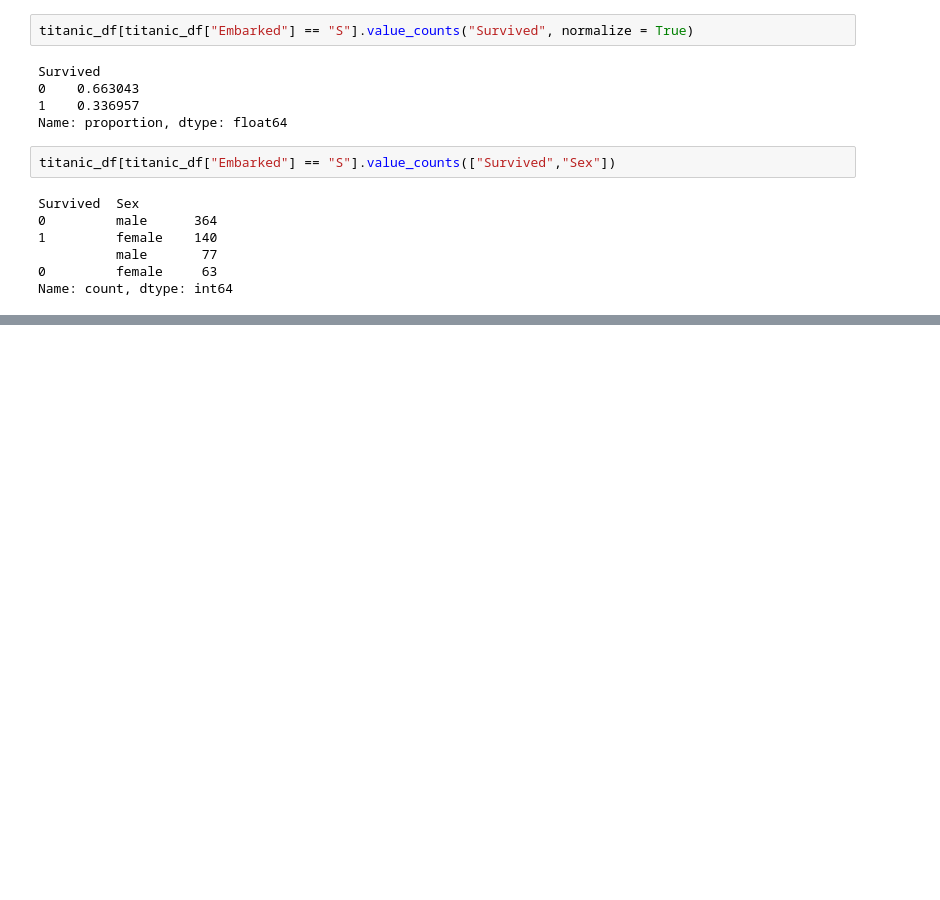
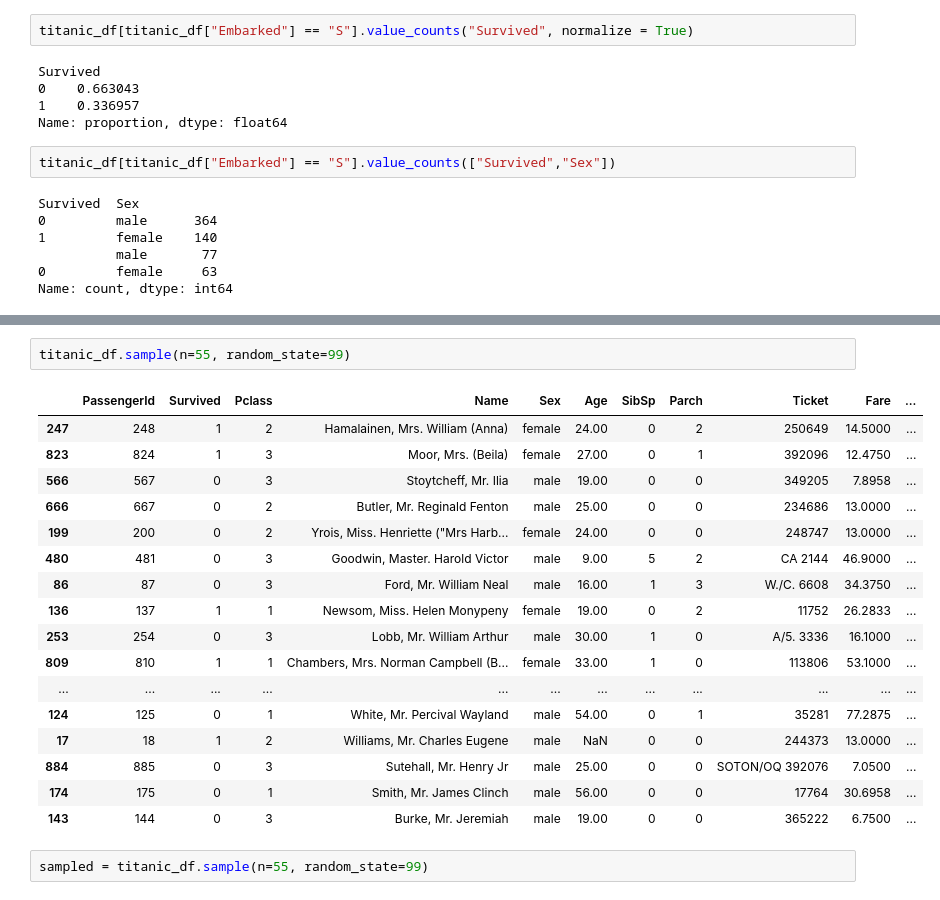
Before and after one commit to Rujanshrestha/data-sci-class01, a Jupyter notebook: Pandas/Exploration.ipynb, the cells around one changed output, grey strips where cells are left out. Saved outputs shown, nothing was run; the diff lists cells and outputs as text; blank space fills up the shorter version.

```diff
--- a/Pandas/Exploration.ipynb
+++ b/Pandas/Exploration.ipynb
@@ -148,0 +270,22 @@ Name: count, dtype: int64
+# %%
+titanic_df.sample(n=55, random_state=99)
+# %% [output]
+|  | PassengerId | Survived | Pclass | Name | Sex | Age | SibSp | Parch | Ticket | Fare | ... |
+| 247 | 248 | 1 | 2 | Hamalainen, Mrs. William (Anna) | female | 24.00 | 0 | 2 | 250649 | 14.5000 | ... |
+| 823 | 824 | 1 | 3 | Moor, Mrs. (Beila) | female | 27.00 | 0 | 1 | 392096 | 12.4750 | ... |
+| 566 | 567 | 0 | 3 | Stoytcheff, Mr. Ilia | male | 19.00 | 0 | 0 | 349205 | 7.8958 | ... |
+| 666 | 667 | 0 | 2 | Butler, Mr. Reginald Fenton | male | 25.00 | 0 | 0 | 234686 | 13.0000 | ... |
+| 199 | 200 | 0 | 2 | Yrois, Miss. Henriette ("Mrs Harb... | female | 24.00 | 0 | 0 | 248747 | 13.0000 | ... |
+| 480 | 481 | 0 | 3 | Goodwin, Master. Harold Victor | male | 9.00 | 5 | 2 | CA 2144 | 46.9000 | ... |
+| 86 | 87 | 0 | 3 | Ford, Mr. William Neal | male | 16.00 | 1 | 3 | W./C. 6608 | 34.3750 | ... |
+| 136 | 137 | 1 | 1 | Newsom, Miss. Helen Monypeny | female | 19.00 | 0 | 2 | 11752 | 26.2833 | ... |
+| 253 | 254 | 0 | 3 | Lobb, Mr. William Arthur | male | 30.00 | 1 | 0 | A/5. 3336 | 16.1000 | ... |
+| 809 | 810 | 1 | 1 | Chambers, Mrs. Norman Campbell (B... | female | 33.00 | 1 | 0 | 113806 | 53.1000 | ... |
+| ... | ... | ... | ... | ... | ... | ... | ... | ... | ... | ... | ... |
+| 124 | 125 | 0 | 1 | White, Mr. Percival Wayland | male | 54.00 | 0 | 1 | 35281 | 77.2875 | ... |
+| 17 | 18 | 1 | 2 | Williams, Mr. Charles Eugene | male | NaN | 0 | 0 | 244373 | 13.0000 | ... |
+| 884 | 885 | 0 | 3 | Sutehall, Mr. Henry Jr | male | 25.00 | 0 | 0 | SOTON/OQ 392076 | 7.0500 | ... |
+| 174 | 175 | 0 | 1 | Smith, Mr. James Clinch | male | 56.00 | 0 | 0 | 17764 | 30.6958 | ... |
+| 143 | 144 | 0 | 3 | Burke, Mr. Jeremiah | male | 19.00 | 0 | 0 | 365222 | 6.7500 | ... |
+# %%
+sampled = titanic_df.sample(n=55, random_state=99)
```
Also changed, not shown: parts of 18 cells of this notebook, 1 other file.
